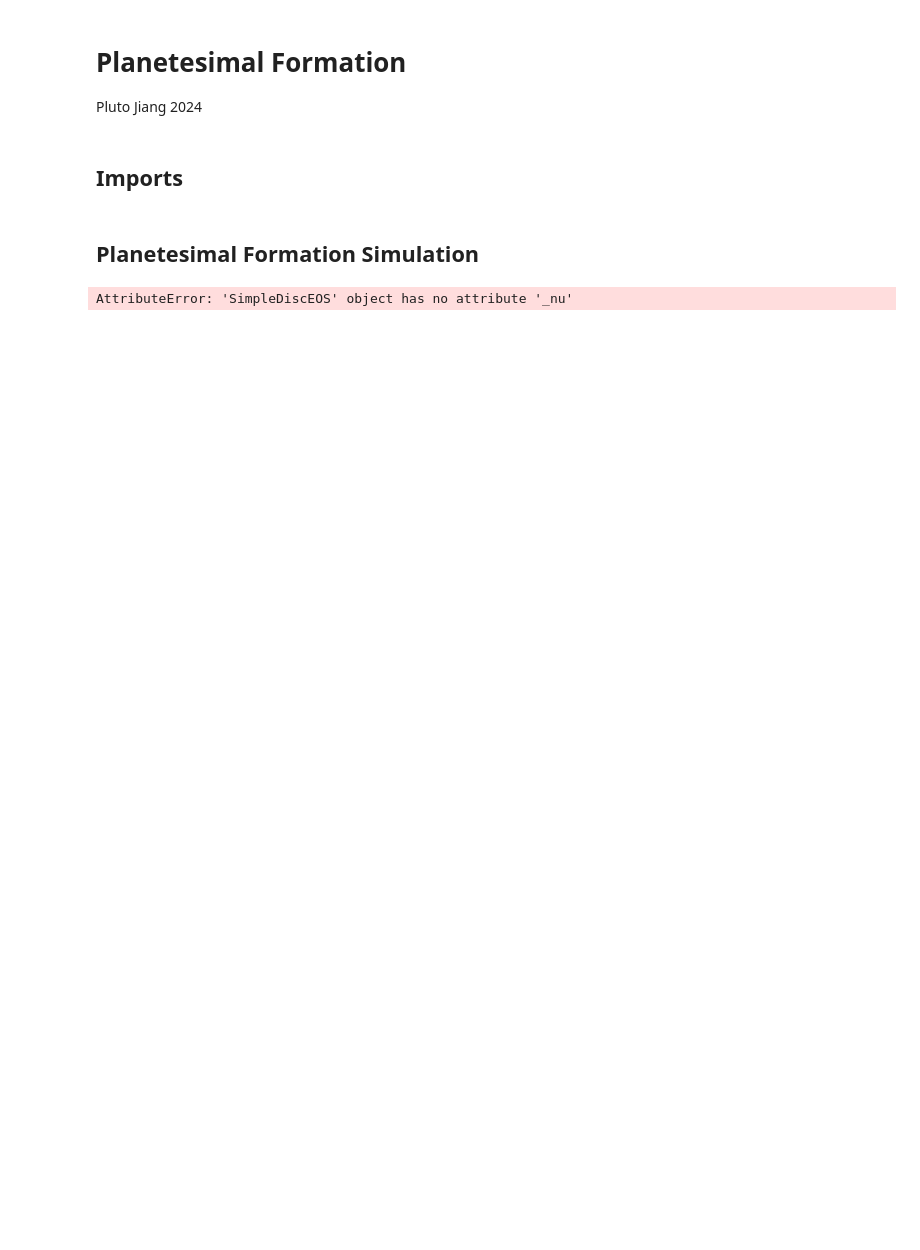
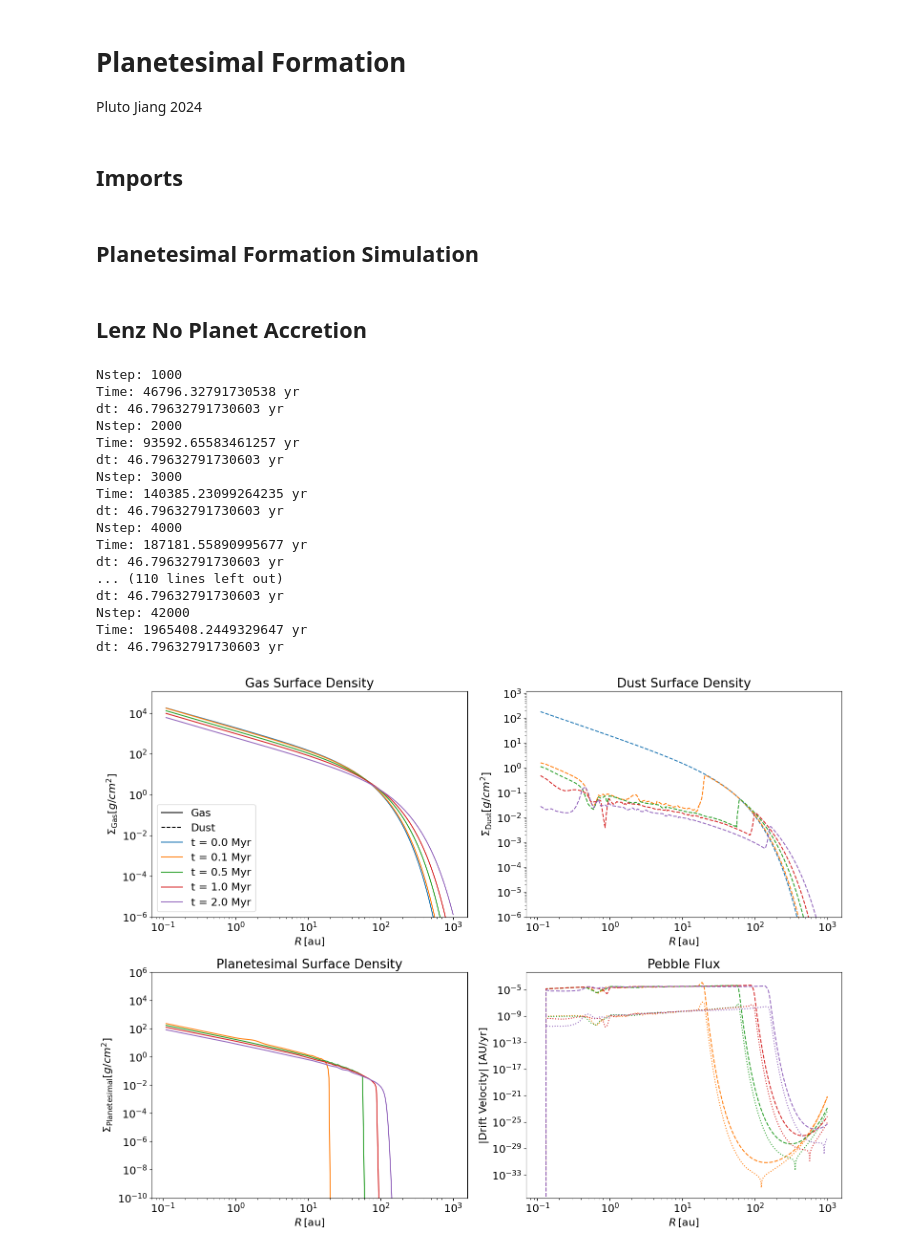
Before and after one commit to mlbalogh/DiscEvolution, a Jupyter notebook: pluto_tests/planetesimals.ipynb, the cells around one changed output. Drawn from its saved outputs; the diff is of its cells as text; code cells hidden in the pictures; blank space fills up the shorter version.

Commit message:
modified:   DiscEvolution/eos.py 	modified:   pluto_tests/planetesimals.ipynb

```diff
--- a/pluto_tests/planetesimals.ipynb
+++ b/pluto_tests/planetesimals.ipynb
@@ -30,6 +30,7 @@ import matplotlib.pyplot as plt
 import time
 start_time = time.time()
 plt.rcParams.update({'font.size': 16})
+
 
 def run_model(config):
     """
@@ -71,8 +72,10 @@ def run_model(config):
     star = SimpleStar()
 
     # Create the EOS
-    #eos = LocallyIsothermalEOS(star, eos_params['h0'], eos_params['q'], disc_params['alpha'])
-    eos = SimpleDiscEOS(star, disc_params['alpha'], K0=0.01)
+    if eos_params['type'] == 'Isothermal':
+        eos = LocallyIsothermalEOS(star, eos_params['h0'], eos_params['q'], disc_params['alpha'])
+    elif eos_params['type'] == 'Simple':
+        eos = SimpleDiscEOS(star, disc_params['alpha'], K0=0.01)
     eos.set_grid(grid)
 
     # Set up initial surface density (LBP solution)
@@ -291,6 +294,8 @@ def run_model(config):
 # config['disc']['d2g'] = 0
 # config['transport']['radial_drift'] = False
 # run_model(config)
+# %% [markdown]
+## Lenz No Planet Accretion
 # %%
 config_Lenz = {
     "grid": {
@@ -311,36 +316,53 @@ config_Lenz = {
         "d2g": 0.01
     },
     "eos": {
-        "type": "LocallyIsothermalEOS",
+        "type": "Isothermal",
         "h0": 1/30,
         "q": -0.25
     },
     "transport": {
         "gas_transport": True,
         "radial_drift": True
     },
     "dust_growth": {
         "feedback": False,
         "settling": False,
         "f_ice": 1,           # Set ice fraction to 0
         "uf_0": 1000,          # Fragmentation velocity for ice-free grains (cm/s)
         "uf_ice": 1000,        # Set same as uf_0 to ignore ice effects
         "thresh": 0.1        # Set high threshold to prevent ice effects
     },
     "planetesimal": {
         "include_planetesimals": True,
         "diameter": 100,  # km
         "St_min": 0.01,
         "St_max": 10,
         "pla_eff": 0.1
     },
     "planet": {
         "include_planets": False,
         "Rp": [3],    # initial position of embryo [AU]
         "Mp": [1]     # initial mass of embryo [M_Earth]
     }
 }
 
 run_model(config_Lenz)
 # %% [output]
-AttributeError: 'SimpleDiscEOS' object has no attribute '_nu'
+Nstep: 1000
+Time: 46796.32791730538 yr
+dt: 46.79632791730603 yr
+Nstep: 2000
+Time: 93592.65583461257 yr
+dt: 46.79632791730603 yr
+Nstep: 3000
+Time: 140385.23099264235 yr
+dt: 46.79632791730603 yr
+Nstep: 4000
+Time: 187181.55890995677 yr
+dt: 46.79632791730603 yr
+... (110 lines left out)
+dt: 46.79632791730603 yr
+Nstep: 42000
+Time: 1965408.2449329647 yr
+dt: 46.79632791730603 yr
+[figure, added]
```
Also changed, not shown: parts of 2 cells of this notebook, 1 other file.
